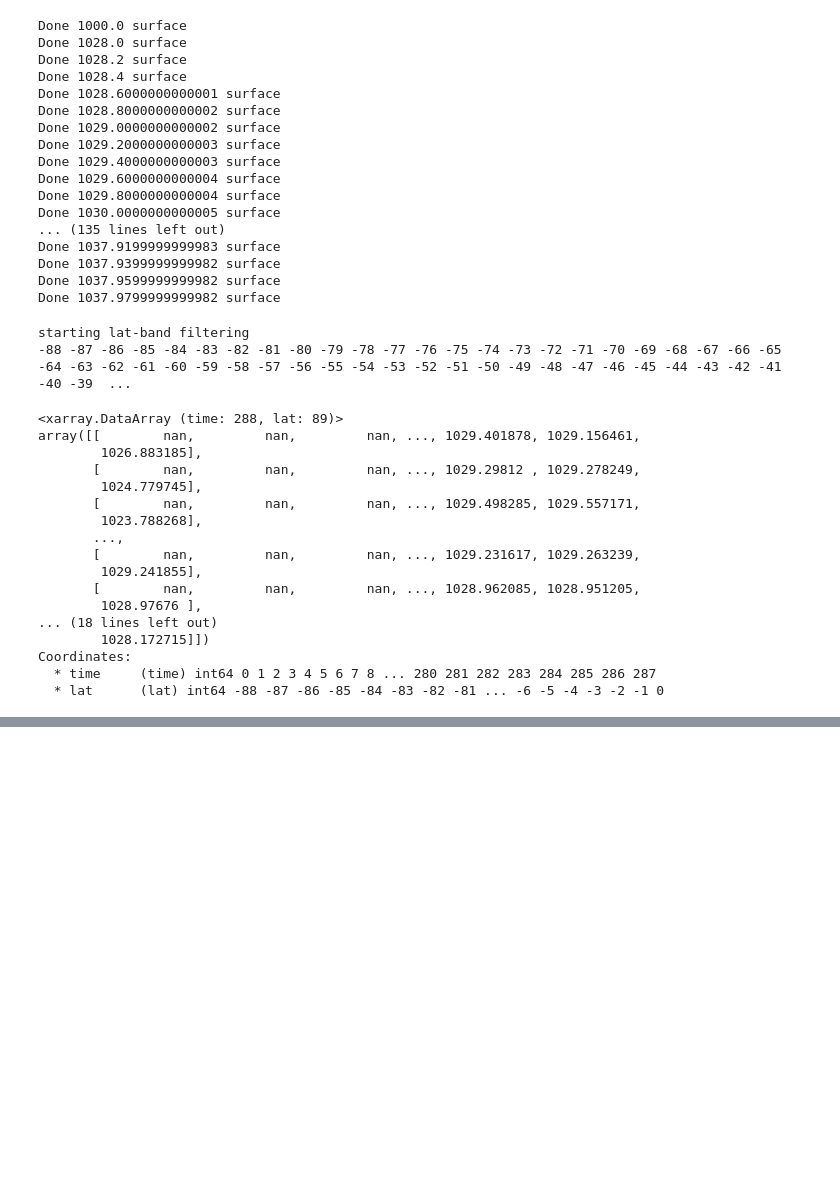
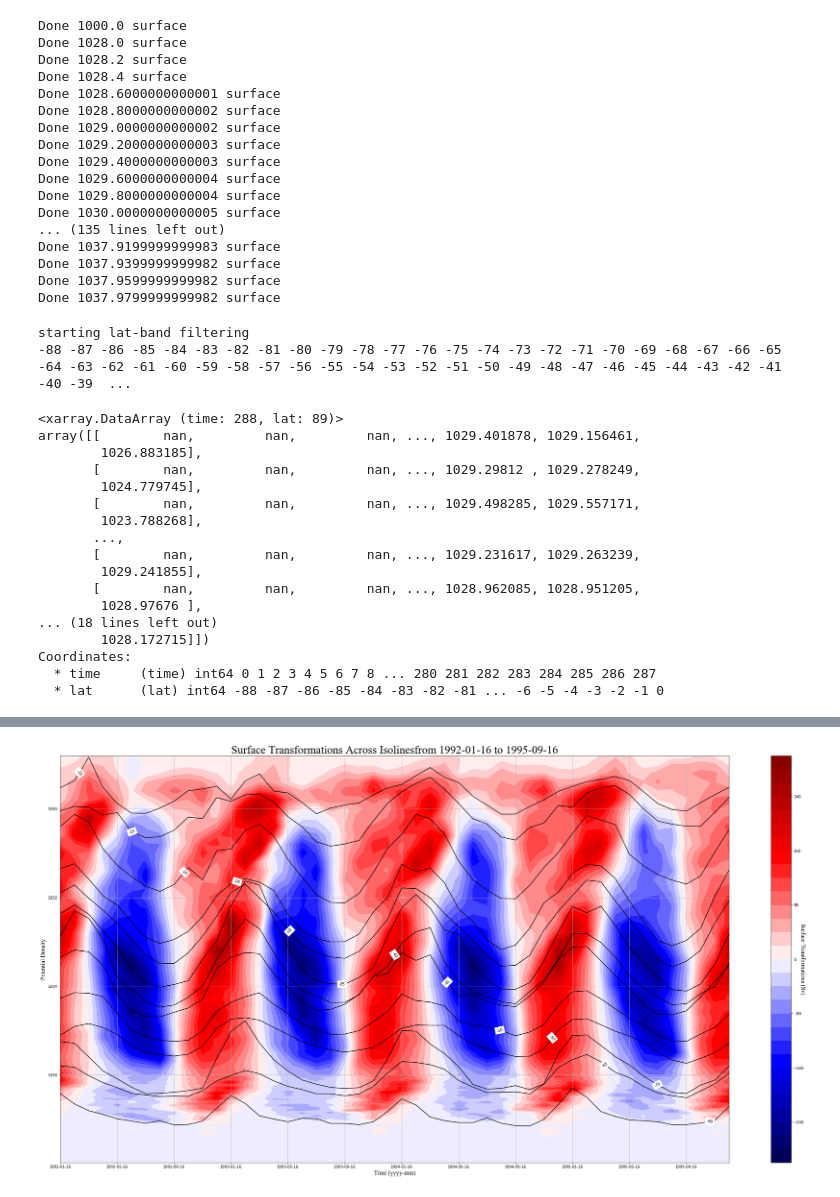
Before and after one commit to tatsumonkman47/ECCO-Cross-Isopycnal-Mixing, a Jupyter notebook: Integrate_Surface_Fluxes.ipynb, the cells around one changed output, grey strips where cells are left out. Saved outputs shown, nothing was run; the diff lists cells and outputs as text; code cells hidden in the pictures; blank space fills up the shorter version.

```diff
--- a/Integrate_Surface_Fluxes.ipynb
+++ b/Integrate_Surface_Fluxes.ipynb
@@ -325,0 +343,84 @@ plt.pcolor(finite_diff_F_int_dataarray)
+# %%
+plt.figure(figsize=(40,20))
+indicies = []
+levels = np.arange(-3.0e8,3.1e8,2e7)/1e6
+for i in range(0,12):
+    indicies.append(str(SALT.tim.isel(time=slice(0,48,4)).values[i])[:10])
+
+plt.plot(np.arange(0,48),
+        dens_minima_dataarray_x.isel(time=slice(0,48),lat=-10),
+        c="k",
+        label="-10")
+plt.plot(np.arange(0,48),
+        dens_minima_dataarray_x.isel(time=slice(0,48),lat=-15),
+        c="k",
+        label="-15")
+plt.plot(np.arange(0,48),
+        dens_minima_dataarray_x.isel(time=slice(0,48),lat=-20),
+        c="k",
+        label="-20")
+plt.plot(np.arange(0,48),
+        dens_minima_dataarray_x.isel(time=slice(0,48),lat=-25),
+        c="k",
+        label="-25")
+plt.plot(np.arange(0,48),
+        dens_minima_dataarray_x.isel(time=slice(0,48),lat=-30),
+        c="k",
+        label="-30")
+plt.plot(np.arange(0,48),
+         #SALT.tim.isel(time=slice(0,48)),
+        dens_minima_dataarray_x.isel(time=slice(0,48),lat=-35),
+        c="k",
+        label="-35")
+plt.plot(np.arange(0,48),
+         #SALT.tim.isel(time=slice(0,48)),
+        dens_minima_dataarray_x.isel(time=slice(0,48),lat=-40),
+        c="k",
+        label="-40")
+plt.plot(np.arange(0,48),
+         #SALT.tim.isel(time=slice(0,48)),
+        dens_minima_dataarray_x.isel(time=slice(0,48),lat=-45),
+        c="k",
+        label="-45")
+plt.plot(np.arange(0,48),
+         #SALT.tim.isel(time=slice(0,48)),
+        dens_minima_dataarray_x.isel(time=slice(0,48),lat=-50),
+        c="k",
+        label="-50")
+plt.plot(np.arange(0,48),
+         #SALT.tim.isel(time=slice(0,48)),
+        dens_minima_dataarray_x.isel(time=slice(0,48),lat=-55),
+        c="k",
+        label="-55")
+plt.plot(np.arange(0,48),
+        dens_minima_dataarray_x.isel(time=slice(0,48),lat=-65),
+        c="k",
+        label="-65")
+plt.plot(np.arange(0,48),
+        dens_minima_dataarray_x.isel(time=slice(0,48),lat=-70),
+        c="k",
+        label="-70")
+plt.plot(np.arange(0,48),
+        dens_minima_dataarray_x.isel(time=slice(0,48),lat=-80),
+        c="k",
+        label="-80")
+
+labellines.labelLines(plt.gca().get_lines())
+
+plt.contourf(np.arange(0,48),
+           #SALT.tim.isel(time=slice(0,48)),
+           finite_diff_F_int_dataarray.isel(time=slice(0,48),pot_rho=slice(5,151)).pot_rho,
+           finite_diff_F_int_dataarray.isel(time=slice(0,48),pot_rho=slice(5,151)).transpose("pot_rho","time")/(1e6),
+            levels=levels,
+            cmap="seismic")
+cbar = plt.colorbar()
+cbar.set_label("Surface Transformations (Sv)",fontname='Times New Roman',fontsize=16,rotation=270)
+plt.grid()
+plt.xlabel("Time (yyyy-mm)",fontname='Times New Roman',fontsize=16,)
+plt.ylabel("Potential Density",fontname='Times New Roman',fontsize=16,)
+plt.xticks(np.arange(0,48,4),indicies)
+plt.gca().invert_yaxis()
+plt.title("Surface Transformations Across Isolines from "+indicies[0]+" to "+indicies[-1],fontname='Times New Roman',fontsize=30)
+plt.show()
+# %% [output]
+[figure, added]
```
Also changed, not shown: parts of 13 cells of this notebook.
